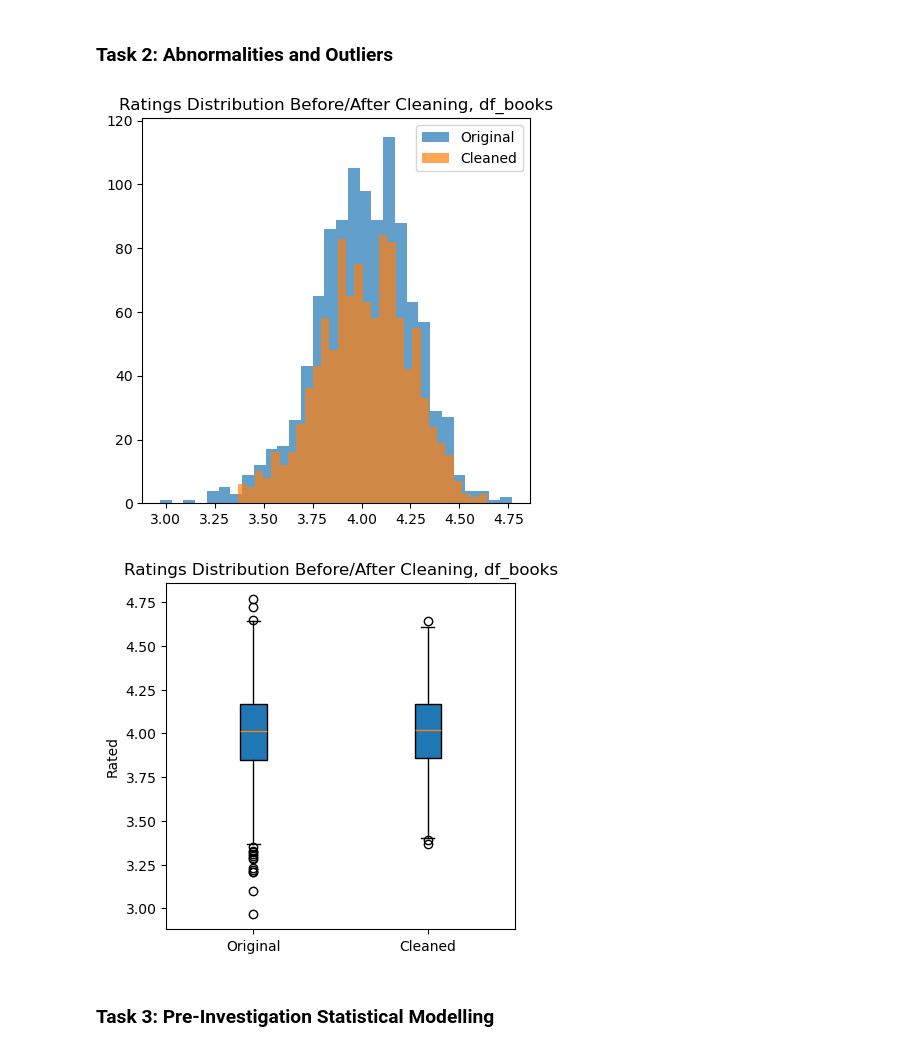
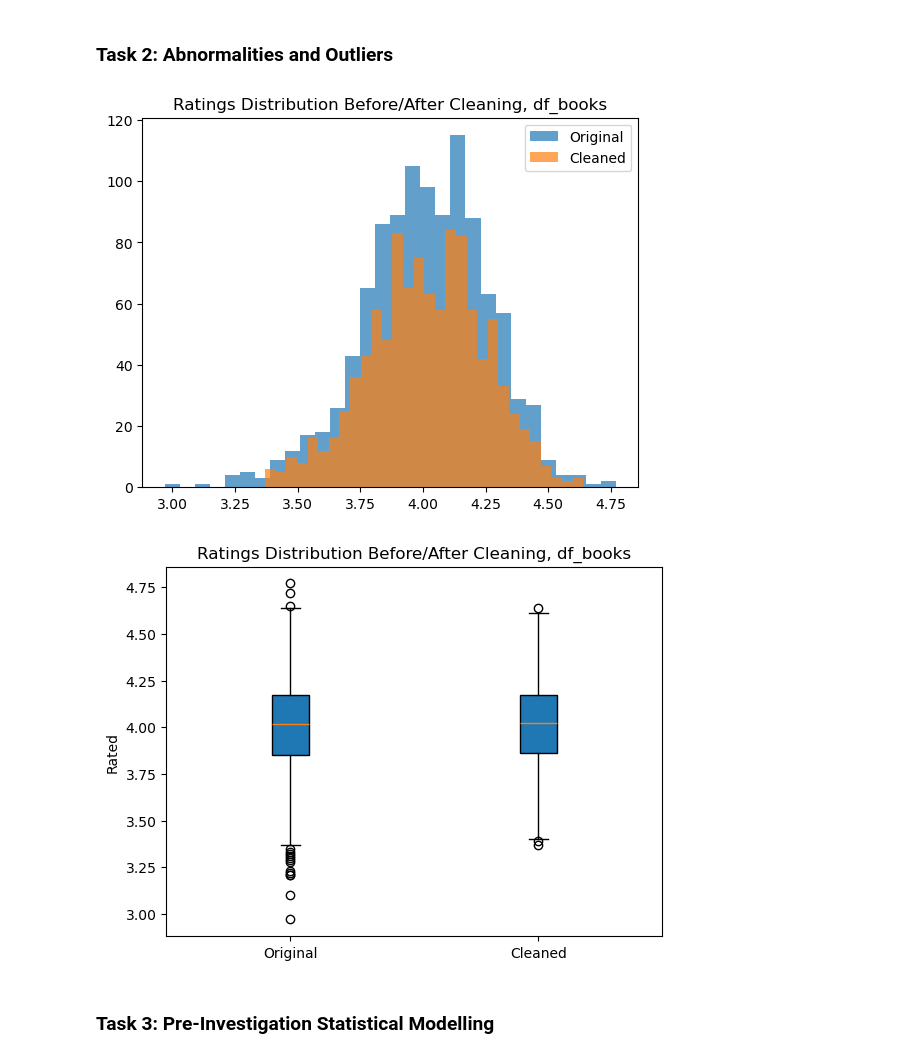
Before and after one commit to melvin-tai/Weighted-Rating-System, a Jupyter notebook: Weighted Rating System and Statistical Modelling - Addressing Small-Sample Bias.ipynb, the cells around one changed output. Cells and saved outputs as stored; diff of their text form; code cells hidden in the pictures.

```diff
--- a/Weighted Rating System and Statistical Modelling - Addressing Small-Sample Bias.ipynb
+++ b/Weighted Rating System and Statistical Modelling - Addressing Small-Sample Bias.ipynb
@@ -233,35 +234,33 @@ df_reviews_t2 = df_reviews
 # %%
 # Constructing a function to remove outliers using the Interquartile Range method.
 def detect_outliers(df, column = "Rated"):
     Q1 = df[column].quantile(0.25)
     Q3 = df[column].quantile(0.75)
     IQR = Q3 - Q1
     lower = Q1 - 1.5 * IQR
     upper = Q3 + 1.5 * IQR
     return df.filter((pl.col(column) >= lower) & (pl.col(column) <= upper))
 
 # Applying the function above to our datasets.
 df_books_t2 = detect_outliers(df_books_t2, "Rated")
 df_games_t2 = detect_outliers(df_games_t2, "Rated")
 df_reviews_t2 = detect_outliers(df_reviews_t2, "Rated")
 
 # Constructing a histogram to visualize the differences between the original and cleaned data.
-plt.figure(figsize = (5, 5))
 plt.title("Ratings Distribution Before/After Cleaning, df_books")
 plt.hist(df_books["Rated"], bins = 30, alpha = 0.7, label = "Original")
 plt.hist(df_books_t2["Rated"], bins = 30, alpha = 0.7, label = "Cleaned")
 plt.legend()
 plt.show()
 
 # Constructing a boxplot to visualize the differences between the original and cleaned data.
-plt.figure(figsize = (4.5, 4.5))
 plt.title("Ratings Distribution Before/After Cleaning, df_books")
 plt.boxplot([df_books["Rated"].to_pandas(), df_books_t2["Rated"].to_pandas()], labels = ["Original", "Cleaned"], patch_artist = True)
 plt.ylabel("Rated")
 plt.show()
 # %% [output]
-[figure, old version]
+[figure, new version]
-[figure, old version]
+[figure, new version]
 # %%
 df_books = df_books_t2
 df_games = df_games_t2
```
Also changed, not shown: parts of 21 cells of this notebook.
